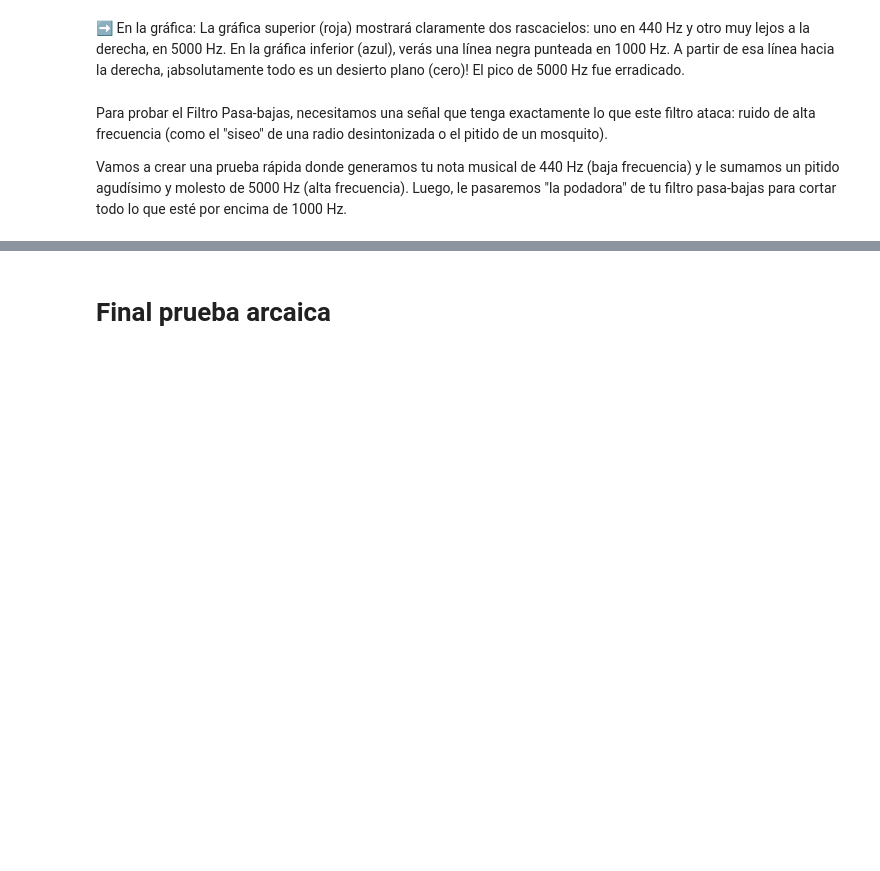
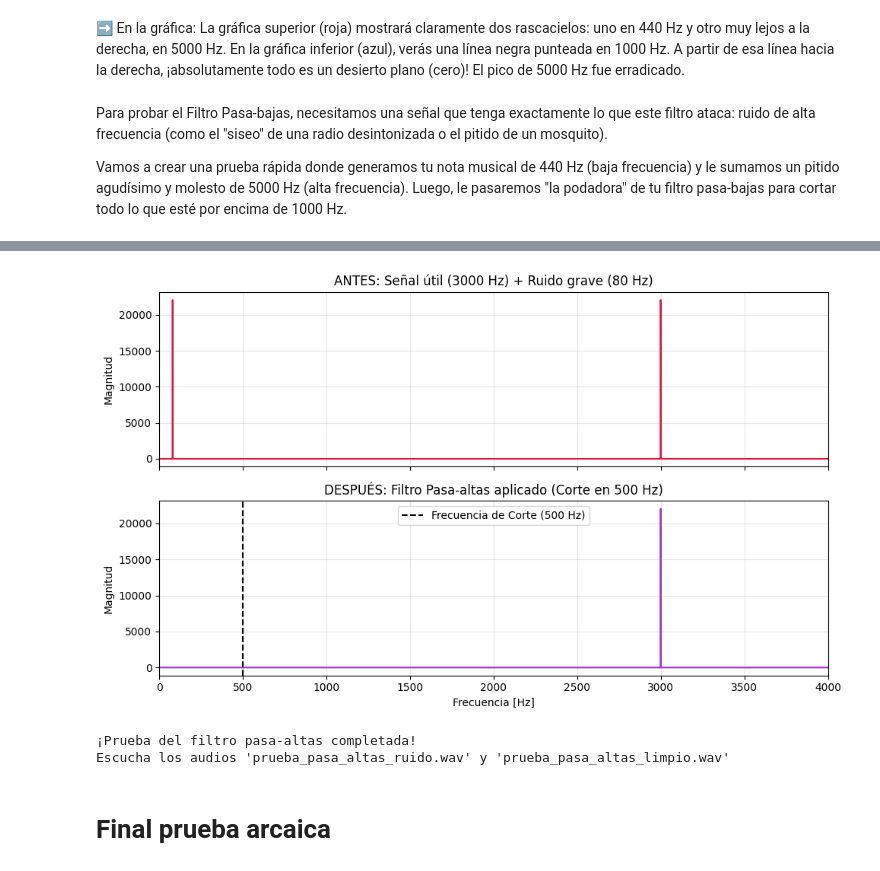
Before and after one commit to HerberthChavez19/Proyecto_AN, a Jupyter notebook: notebooks/demostracionFinal.ipynb, the cells around one changed output, grey strips where cells are left out. Drawn from its saved outputs; the diff is of its cells as text; code cells hidden in the pictures; blank space fills up the shorter version.

```diff
--- a/notebooks/demostracionFinal.ipynb
+++ b/notebooks/demostracionFinal.ipynb
@@ -301,2 +354,74 @@ Vamos a crear una prueba rápida donde generamos tu nota musical de 440 Hz (baja
+# %%
+import sys
+import numpy as np
+import soundfile as sf
+import matplotlib.pyplot as plt
+from scipy.fft import fft, ifft, fftfreq
+from pathlib import Path
+
+sys.path.append("..")
+from src.filters import apply_highpass_mask
+
+# 1. CREAMOS EL ESCENARIO DE PRUEBA
+sample_rate = 44100
+duration = 2.0
+t = np.arange(int(sample_rate * duration)) / sample_rate
+
+# Señal útil: componente aguda de 3000 Hz
+senal_util = 0.5 * np.sin(2 * np.pi * 3000 * t)
+
+# Ruido grave: rumble de 80 Hz (como vibración de fondo)
+ruido_grave = 0.5 * np.sin(2 * np.pi * 80 * t)
+
+# Mezclamos ambas
+senal_con_rumble = senal_util + ruido_grave
+
+# Guardamos el audio con ruido
+sf.write("../data/processed/prueba_pasa_altas_ruido.wav", senal_con_rumble, sample_rate)
+
+# 2. APLICAMOS EL FILTRO PASA-ALTAS
+N = len(senal_con_rumble)
+espectro_rumble = fft(senal_con_rumble)
+
+# Corta todo lo que esté por DEBAJO de 500 Hz
+espectro_limpio = apply_highpass_mask(espectro_rumble, cutoff_hz=500.0, sample_rate=sample_rate)
+
+# Regresamos al dominio temporal
+senal_rescatada = np.real(ifft(espectro_limpio))
+
+# Guardamos el audio rescatado
+sf.write("../data/processed/prueba_pasa_altas_limpio.wav", senal_rescatada, sample_rate)
+
+# 3. VISUALIZACIÓN
+mitad = N // 2
+freqs_plot = fftfreq(N, 1 / sample_rate)[:mitad]
+mag_rumble = np.abs(espectro_rumble[:mitad])
+mag_limpia = np.abs(espectro_limpio[:mitad])
+
+fig, (ax1, ax2) = plt.subplots(2, 1, figsize=(10, 6), sharex=True)
+
+ax1.plot(freqs_plot, mag_rumble, color='crimson')
+ax1.set_title("ANTES: Señal útil (3000 Hz) + Ruido grave (80 Hz)")
+ax1.set_ylabel("Magnitud")
+ax1.set_xlim(0, 4000)
+ax1.grid(alpha=0.3)
+
+ax2.plot(freqs_plot, mag_limpia, color='darkorchid')
+ax2.set_title("DESPUÉS: Filtro Pasa-altas aplicado (Corte en 500 Hz)")
+ax2.set_xlabel("Frecuencia [Hz]")
+ax2.set_ylabel("Magnitud")
+ax2.axvline(x=500, color='black', linestyle='--', label='Frecuencia de Corte (500 Hz)')
+ax2.legend()
+ax2.grid(alpha=0.3)
+
+plt.tight_layout()
+plt.show()
+
+print("¡Prueba del filtro pasa-altas completada!")
+print("Escucha los audios 'prueba_pasa_altas_ruido.wav' y 'prueba_pasa_altas_limpio.wav'")
+# %% [output]
+[figure, added]
+¡Prueba del filtro pasa-altas completada!
+Escucha los audios 'prueba_pasa_altas_ruido.wav' y 'prueba_pasa_altas_limpio.wav'
 # %% [markdown]
 # Final prueba arcaica
```
Also changed, not shown: parts of 6 cells of this notebook, 11 other files.
